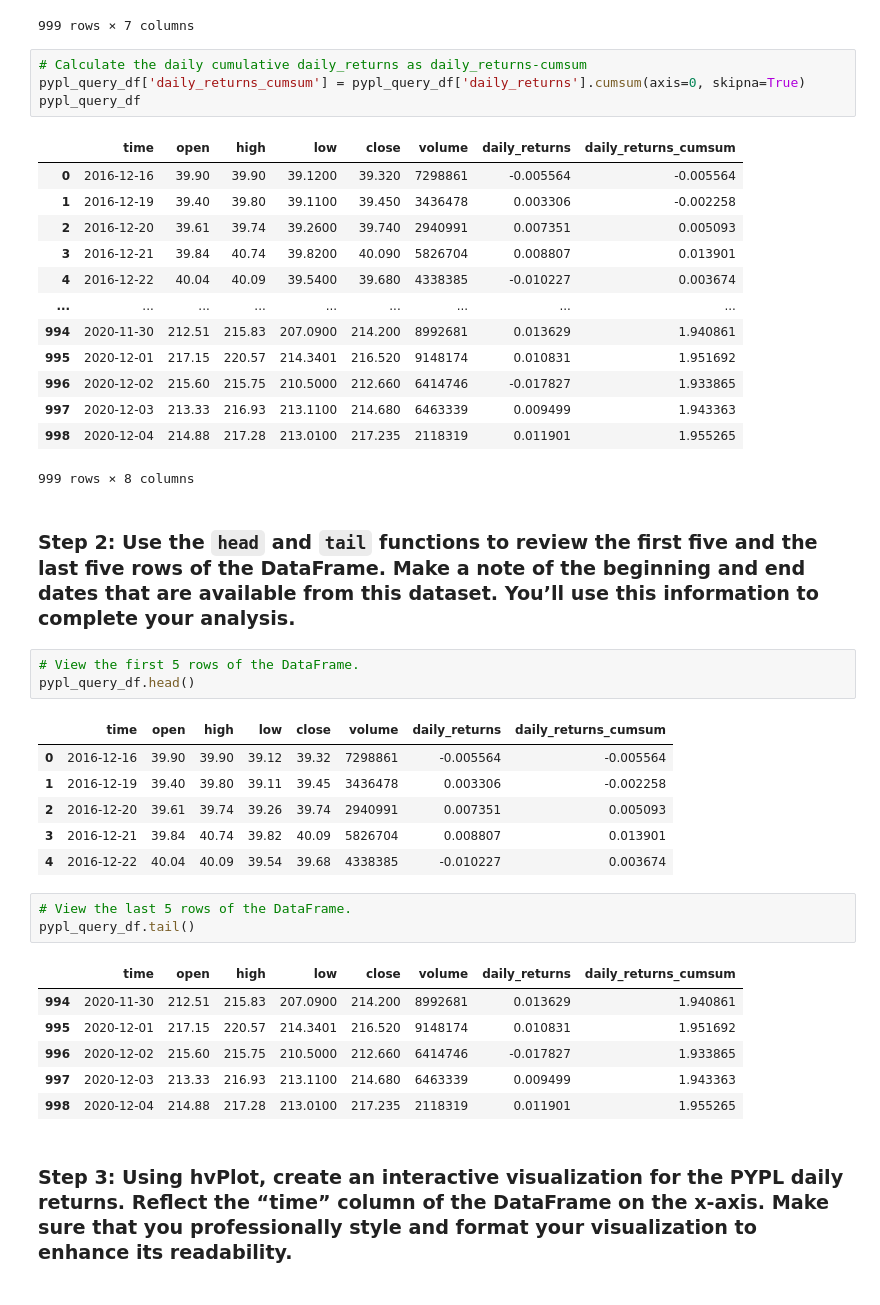
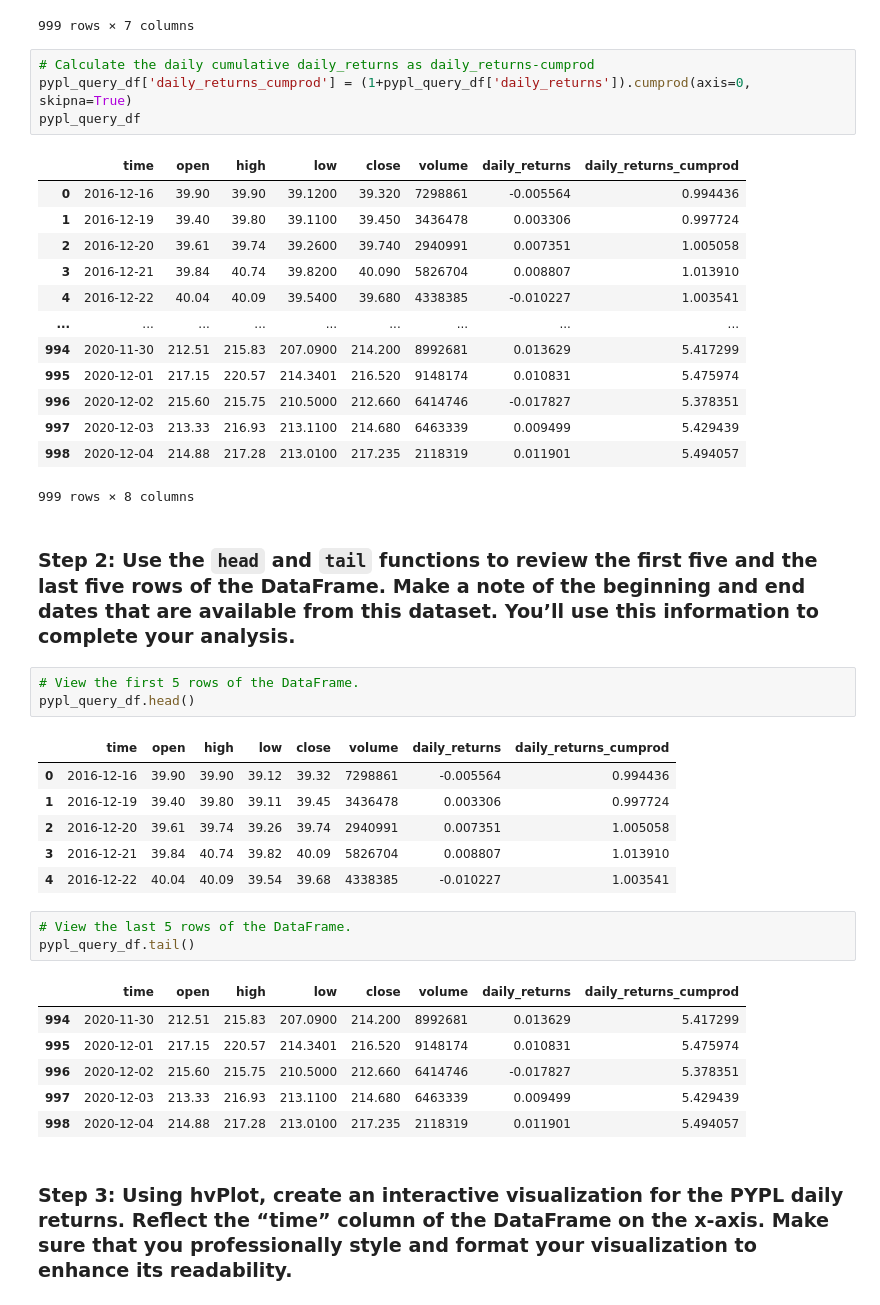
Before and after one commit to EGeorge2021r/Challenge7_Repo, a Jupyter notebook: Starter_Code/etf_analyzer.ipynb, the cells around one changed output. Drawn from its saved outputs; the diff is of its cells as text.

Commit message:
updates to cumulative values using cumprod

```diff
--- a/Starter_Code/etf_analyzer.ipynb
+++ b/Starter_Code/etf_analyzer.ipynb
@@ -180,22 +177,22 @@ pypl_query_df
 | 998 | 2020-12-04 | 214.88 | 217.28 | 213.0100 | 217.235 | 2118319 | 0.011901 |
 999 rows × 7 columns
 # %%
-# Calculate the daily cumulative daily_returns as daily_returns-cumsum
-pypl_query_df['daily_returns_cumsum'] = pypl_query_df['daily_returns'].cumsum(axis=0, skipna=True)
+# Calculate the daily cumulative daily_returns as daily_returns-cumprod
+pypl_query_df['daily_returns_cumprod'] = (1+pypl_query_df['daily_returns']).cumprod(axis=0, skipna=True)
 pypl_query_df
 # %% [output]
-|  | time | open | high | low | close | volume | daily_returns | daily_returns_cumsum |
-| 0 | 2016-12-16 | 39.90 | 39.90 | 39.1200 | 39.320 | 7298861 | -0.005564 | -0.005564 |
-| 1 | 2016-12-19 | 39.40 | 39.80 | 39.1100 | 39.450 | 3436478 | 0.003306 | -0.002258 |
-| 2 | 2016-12-20 | 39.61 | 39.74 | 39.2600 | 39.740 | 2940991 | 0.007351 | 0.005093 |
-| 3 | 2016-12-21 | 39.84 | 40.74 | 39.8200 | 40.090 | 5826704 | 0.008807 | 0.013901 |
-| 4 | 2016-12-22 | 40.04 | 40.09 | 39.5400 | 39.680 | 4338385 | -0.010227 | 0.003674 |
+|  | time | open | high | low | close | volume | daily_returns | daily_returns_cumprod |
+| 0 | 2016-12-16 | 39.90 | 39.90 | 39.1200 | 39.320 | 7298861 | -0.005564 | 0.994436 |
+| 1 | 2016-12-19 | 39.40 | 39.80 | 39.1100 | 39.450 | 3436478 | 0.003306 | 0.997724 |
+| 2 | 2016-12-20 | 39.61 | 39.74 | 39.2600 | 39.740 | 2940991 | 0.007351 | 1.005058 |
+| 3 | 2016-12-21 | 39.84 | 40.74 | 39.8200 | 40.090 | 5826704 | 0.008807 | 1.013910 |
+| 4 | 2016-12-22 | 40.04 | 40.09 | 39.5400 | 39.680 | 4338385 | -0.010227 | 1.003541 |
 | ... | ... | ... | ... | ... | ... | ... | ... | ... |
-| 994 | 2020-11-30 | 212.51 | 215.83 | 207.0900 | 214.200 | 8992681 | 0.013629 | 1.940861 |
-| 995 | 2020-12-01 | 217.15 | 220.57 | 214.3401 | 216.520 | 9148174 | 0.010831 | 1.951692 |
-| 996 | 2020-12-02 | 215.60 | 215.75 | 210.5000 | 212.660 | 6414746 | -0.017827 | 1.933865 |
-| 997 | 2020-12-03 | 213.33 | 216.93 | 213.1100 | 214.680 | 6463339 | 0.009499 | 1.943363 |
-| 998 | 2020-12-04 | 214.88 | 217.28 | 213.0100 | 217.235 | 2118319 | 0.011901 | 1.955265 |
+| 994 | 2020-11-30 | 212.51 | 215.83 | 207.0900 | 214.200 | 8992681 | 0.013629 | 5.417299 |
+| 995 | 2020-12-01 | 217.15 | 220.57 | 214.3401 | 216.520 | 9148174 | 0.010831 | 5.475974 |
+| 996 | 2020-12-02 | 215.60 | 215.75 | 210.5000 | 212.660 | 6414746 | -0.017827 | 5.378351 |
+| 997 | 2020-12-03 | 213.33 | 216.93 | 213.1100 | 214.680 | 6463339 | 0.009499 | 5.429439 |
+| 998 | 2020-12-04 | 214.88 | 217.28 | 213.0100 | 217.235 | 2118319 | 0.011901 | 5.494057 |
 999 rows × 8 columns
 # %% [markdown]
 ### Step 2: Use the `head` and `tail` functions to review the first five and the last five rows of the DataFrame. Make a note of the beginning and end dates that are available from this dataset. You’ll use this information to complete your analysis.
@@ -203,22 +200,22 @@ pypl_query_df
 # View the first 5 rows of the DataFrame.
 pypl_query_df.head()
 # %% [output]
-|  | time | open | high | low | close | volume | daily_returns | daily_returns_cumsum |
-| 0 | 2016-12-16 | 39.90 | 39.90 | 39.12 | 39.32 | 7298861 | -0.005564 | -0.005564 |
-| 1 | 2016-12-19 | 39.40 | 39.80 | 39.11 | 39.45 | 3436478 | 0.003306 | -0.002258 |
-| 2 | 2016-12-20 | 39.61 | 39.74 | 39.26 | 39.74 | 2940991 | 0.007351 | 0.005093 |
-| 3 | 2016-12-21 | 39.84 | 40.74 | 39.82 | 40.09 | 5826704 | 0.008807 | 0.013901 |
-| 4 | 2016-12-22 | 40.04 | 40.09 | 39.54 | 39.68 | 4338385 | -0.010227 | 0.003674 |
+|  | time | open | high | low | close | volume | daily_returns | daily_returns_cumprod |
+| 0 | 2016-12-16 | 39.90 | 39.90 | 39.12 | 39.32 | 7298861 | -0.005564 | 0.994436 |
+| 1 | 2016-12-19 | 39.40 | 39.80 | 39.11 | 39.45 | 3436478 | 0.003306 | 0.997724 |
+| 2 | 2016-12-20 | 39.61 | 39.74 | 39.26 | 39.74 | 2940991 | 0.007351 | 1.005058 |
+| 3 | 2016-12-21 | 39.84 | 40.74 | 39.82 | 40.09 | 5826704 | 0.008807 | 1.013910 |
+| 4 | 2016-12-22 | 40.04 | 40.09 | 39.54 | 39.68 | 4338385 | -0.010227 | 1.003541 |
 # %%
 # View the last 5 rows of the DataFrame.
 pypl_query_df.tail()
 # %% [output]
-|  | time | open | high | low | close | volume | daily_returns | daily_returns_cumsum |
-| 994 | 2020-11-30 | 212.51 | 215.83 | 207.0900 | 214.200 | 8992681 | 0.013629 | 1.940861 |
-| 995 | 2020-12-01 | 217.15 | 220.57 | 214.3401 | 216.520 | 9148174 | 0.010831 | 1.951692 |
-| 996 | 2020-12-02 | 215.60 | 215.75 | 210.5000 | 212.660 | 6414746 | -0.017827 | 1.933865 |
-| 997 | 2020-12-03 | 213.33 | 216.93 | 213.1100 | 214.680 | 6463339 | 0.009499 | 1.943363 |
-| 998 | 2020-12-04 | 214.88 | 217.28 | 213.0100 | 217.235 | 2118319 | 0.011901 | 1.955265 |
+|  | time | open | high | low | close | volume | daily_returns | daily_returns_cumprod |
+| 994 | 2020-11-30 | 212.51 | 215.83 | 207.0900 | 214.200 | 8992681 | 0.013629 | 5.417299 |
+| 995 | 2020-12-01 | 217.15 | 220.57 | 214.3401 | 216.520 | 9148174 | 0.010831 | 5.475974 |
+| 996 | 2020-12-02 | 215.60 | 215.75 | 210.5000 | 212.660 | 6414746 | -0.017827 | 5.378351 |
+| 997 | 2020-12-03 | 213.33 | 216.93 | 213.1100 | 214.680 | 6463339 | 0.009499 | 5.429439 |
+| 998 | 2020-12-04 | 214.88 | 217.28 | 213.0100 | 217.235 | 2118319 | 0.011901 | 5.494057 |
 # %% [markdown]
 ### Step 3: Using hvPlot, create an interactive visualization for the PYPL daily returns. Reflect the “time” column of the DataFrame on the x-axis. Make sure that you professionally style and format your visualization to enhance its readability.
 # %%
```
Also changed, not shown: parts of 7 cells of this notebook.
